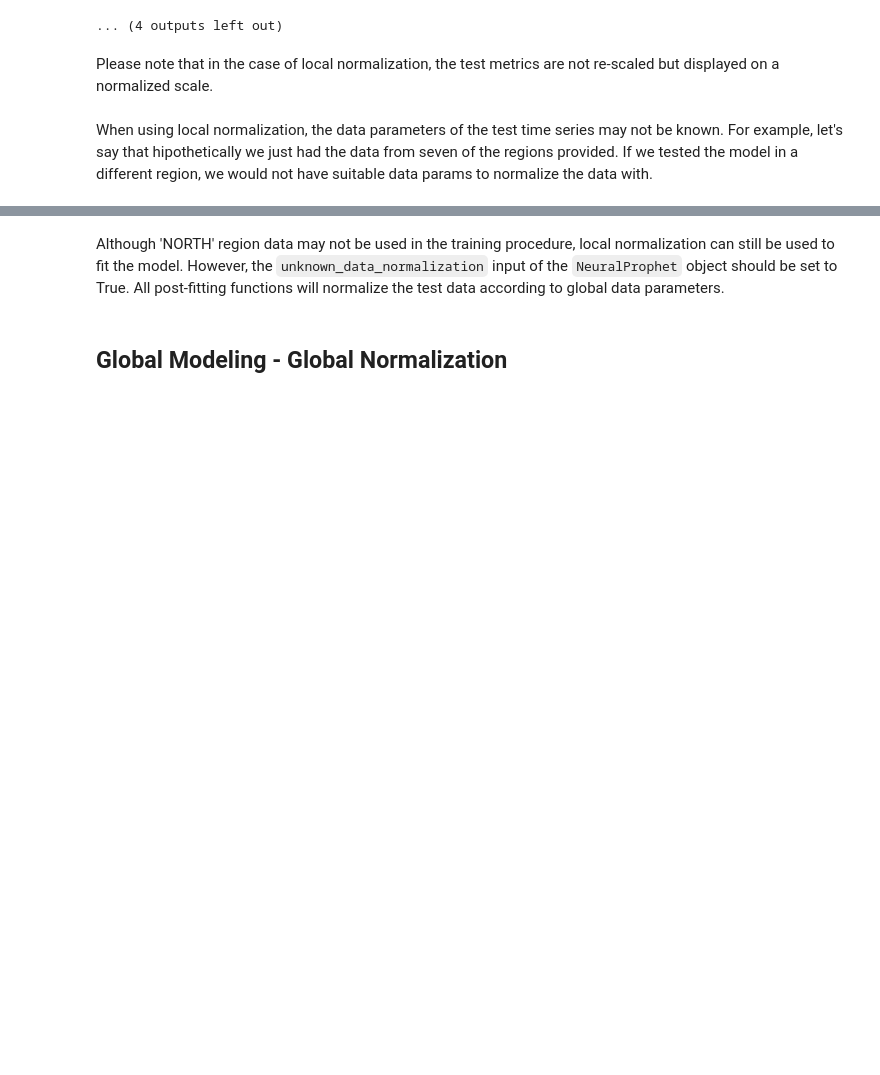
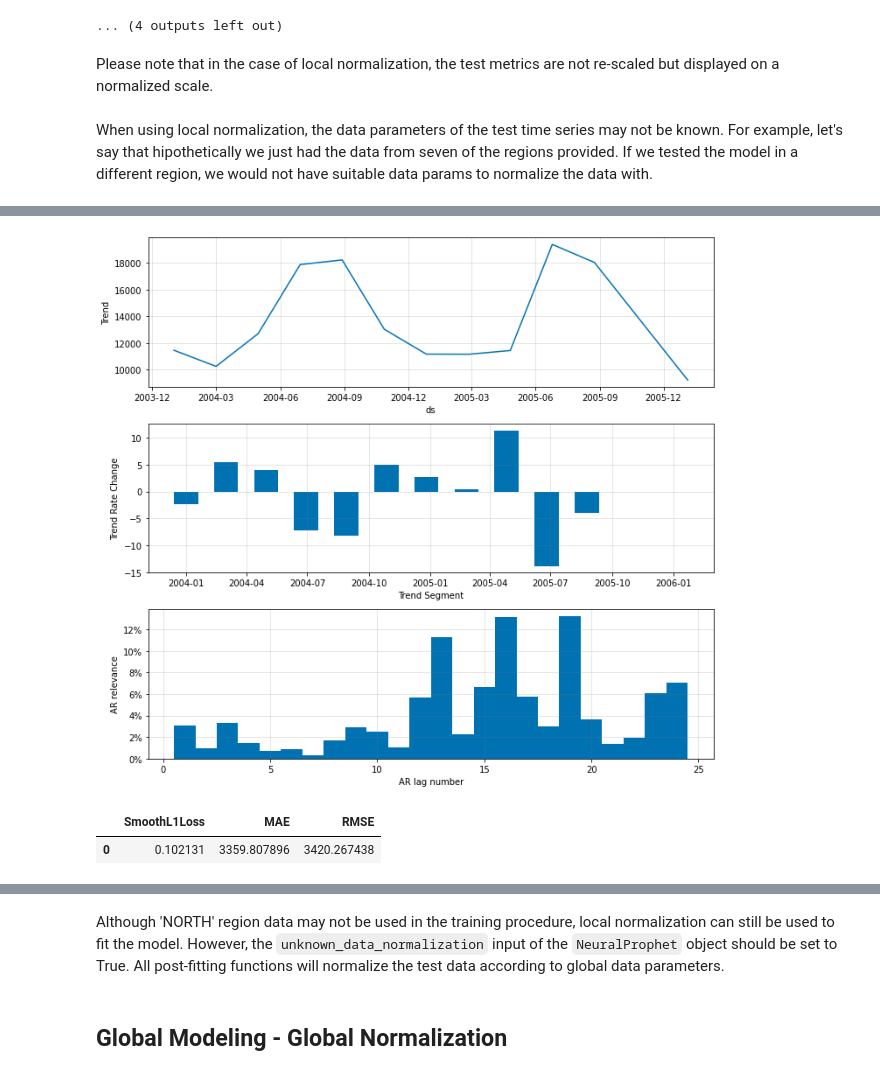
Before and after one commit to agarciadecorral/neural_prophet, a Jupyter notebook: tutorials/feature-use/global_modeling-Copy1.ipynb, the cells around one changed output, grey strips where cells are left out. Drawn from its saved outputs; the diff is of its cells as text; code cells hidden in the pictures; blank space fills up the shorter version.

```diff
--- a/tutorials/feature-use/global_modeling-Copy1.ipynb
+++ b/tutorials/feature-use/global_modeling-Copy1.ipynb
@@ -141,3 +363,13 @@ fig_param = m.plot_parameters(df_name='EAST')
+# %%
+fig_param = m.plot_parameters(df_name='NORTH')
+# %% [output]
+[figure, added]
+# %%
+test_metrics = m.test(df_test)
+test_metrics
+# %% [output]
+|  | SmoothL1Loss | MAE | RMSE |
+| 0 | 0.102131 | 3359.807896 | 3420.267438 |
 # %%
 test_metrics = m.test(df_test)
 test_metrics
```
Also changed, not shown: parts of 26 cells of this notebook, 4 other files.
